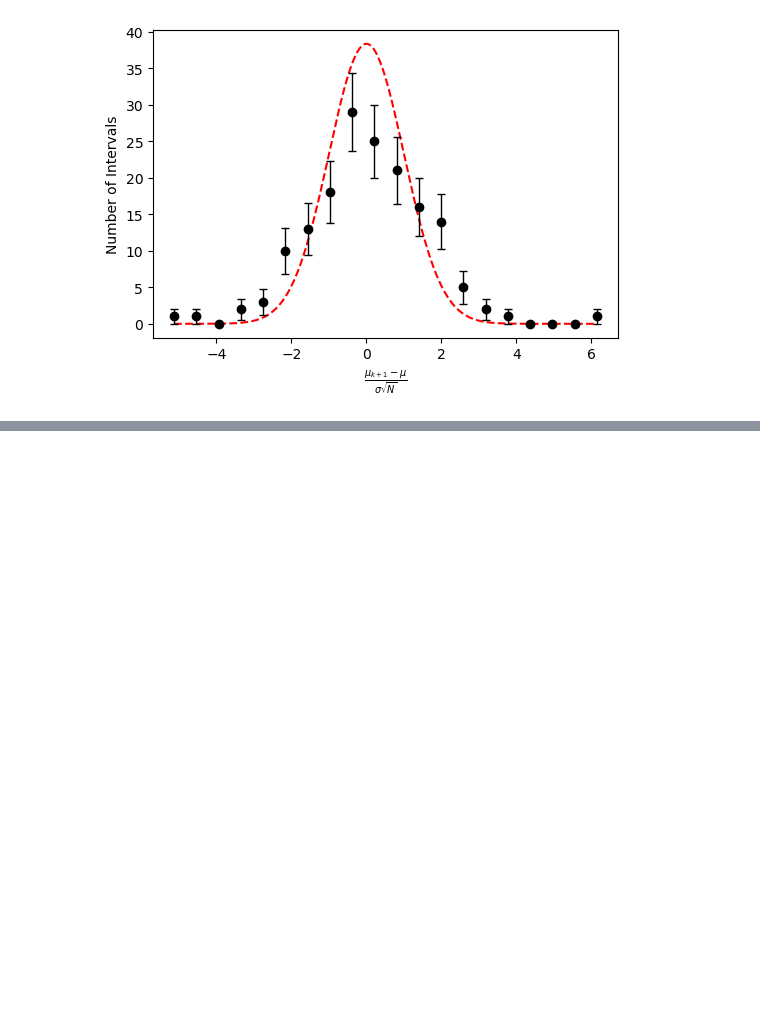
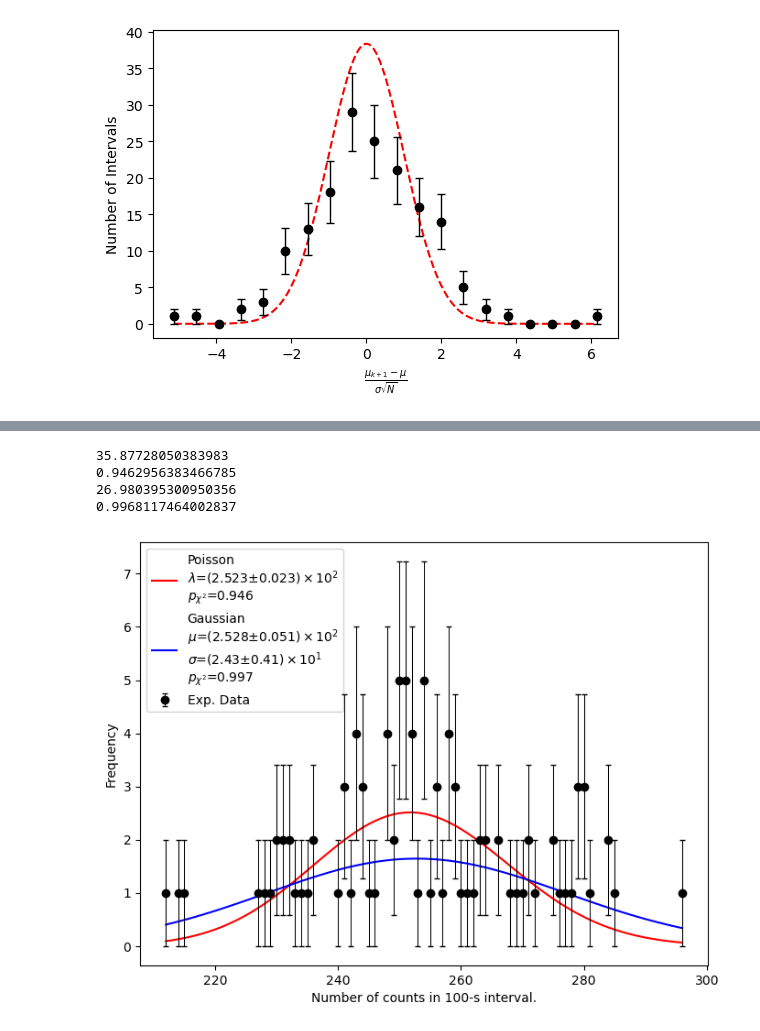
Before and after one commit to ddai2025/J-Lab, a Jupyter notebook: CosmicWatch/021325IC-CosmicWatch-R3.ipynb, the cells around one changed output, grey strips where cells are left out. Cells and saved outputs as stored; diff of their text form; code cells hidden in the pictures; blank space fills up the shorter version.

```diff
--- a/CosmicWatch/021325IC-CosmicWatch-R3.ipynb
+++ b/CosmicWatch/021325IC-CosmicWatch-R3.ipynb
@@ -162,0 +267,58 @@ print(p_chi2)
+# %%
+"""
+XS1: In-Class Exercise X1.3 "Poisson statistics"
+
+Poisson versus Gaussian, part 1-3: Poisson and Gaussian fit for T=10.
+"""
+
+
+# Analysis parameters.
+T = 100 # Interval time.
+N = 100 # Number of intervals per block.
+width = 1 # Histogram bin width.
+
+# Histogram the number of muons per interval.
+counts = bin_events(events, T=T)
+counts_anl = counts[k * N:(k + 1) * N]
+counts = bin_events(events, T=T)
+centers, freqs = integer_histogram(counts_anl, width=width)
+centers, freqs = drop_zeros(centers, freqs)
+scale = N * width
+grid = arange(floor(centers)[0], ceil(centers)[-1] + 1)
+
+# Fit Poisson distribution to experiment.
+poiss_fit = lambda n, n_avg: scale * poisson.pmf(n, n_avg)
+fit_result = fit_chi2(poiss_fit, [average(counts_anl)], centers, freqs, sqrt(freqs))
+poiss_args, poiss_stds, poiss_chi2, poiss_p_chi2 = fit_result
+poiss_rpt = format_sigfigs(poiss_args, poiss_stds)
+
+# Fit Gaussian distribution to experiment.
+norm_fit = lambda n, mu, sigma: scale * norm.pdf(n, mu, sigma)
+fit_result = fit_chi2(norm_fit, [average(counts_anl), sqrt(average(counts_anl))],
+                      centers, freqs, sqrt(freqs))
+norm_args, norm_stds, norm_chi2, norm_p_chi2 = fit_result
+norm_rpt = format_sigfigs(norm_args, norm_stds)
+
+# Plot data with error bars and compare to fit.
+fig, ax = plt.subplots(figsize=(8, 6))
+ax.errorbar(centers, freqs, yerr=sqrt(freqs), label="Exp. Data",
+            fmt='o', c="k", capsize=2, elinewidth=0.75, zorder=10)
+ax.plot(grid, poiss_fit(grid, *poiss_args),
+        c="r", label=f"Poisson\n$\\lambda$={poiss_rpt[0]}\n$p_{{\\chi^2}}$={poiss_p_chi2:.3f}")
+ax.plot(grid, norm_fit(grid, *norm_args),
+        c="b", label=f"Gaussian\n$\\mu$={norm_rpt[0]}\n$\\sigma$={norm_rpt[1]}\n$p_{{\\chi^2}}$={norm_p_chi2:.3f}")
+ax.set_xlabel(f"Number of counts in {T}-s interval.")
+ax.set_ylabel("Frequency")
+ax.legend()
+
+# Report.
+print(poiss_chi2)
+print(poiss_p_chi2)
+print(norm_chi2)
+print(norm_p_chi2)
+# %% [output]
+35.87728050383983
+0.9462956383466785
+26.980395300950356
+0.9968117464002837
+[figure, added]
```
Also changed, not shown: parts of 5 cells of this notebook, 1 other file.
